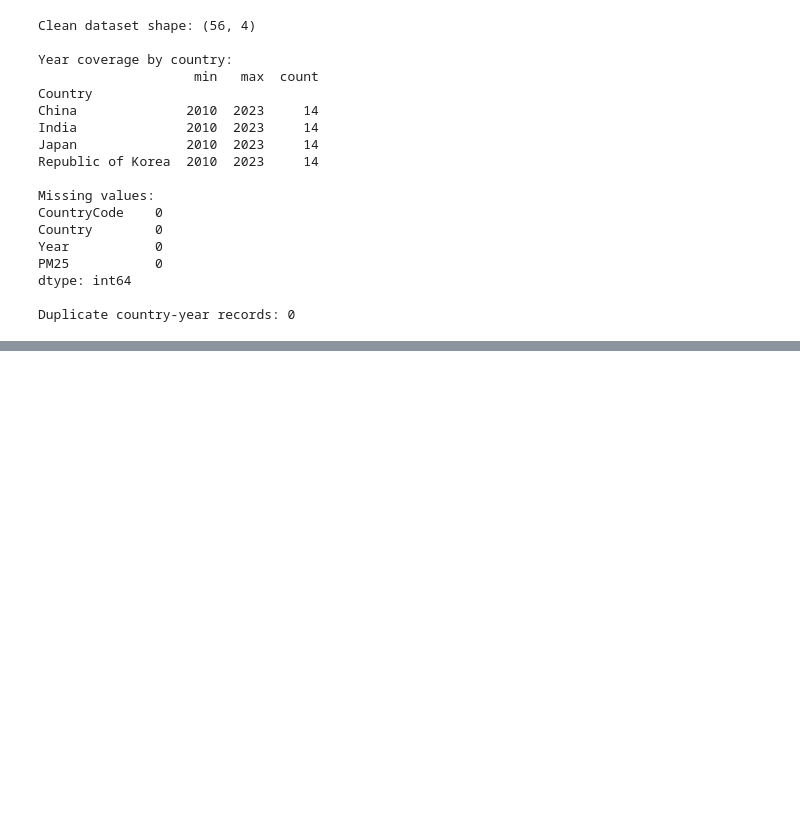
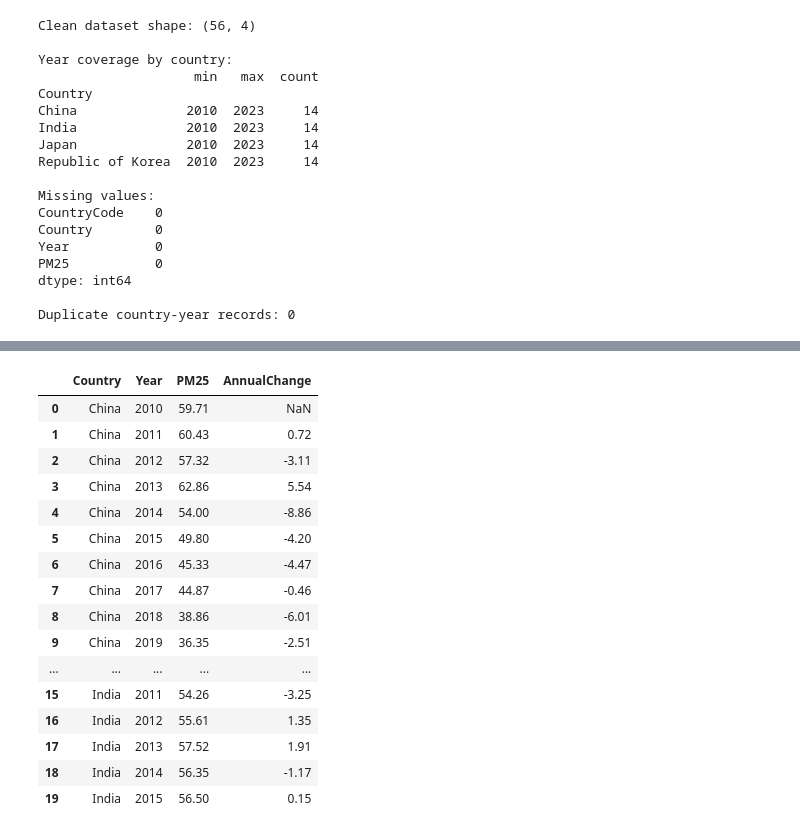
Before and after one commit to Jones-M8/china-pm25-convergence, a Jupyter notebook: notebooks/pm25_analysis.ipynb, the cells around one changed output, grey strips where cells are left out. Saved outputs shown, nothing was run; the diff lists cells and outputs as text; code cells hidden in the pictures; blank space fills up the shorter version.

```diff
--- a/notebooks/pm25_analysis.ipynb
+++ b/notebooks/pm25_analysis.ipynb
@@ -233,0 +312,31 @@ df_clean.to_csv(
+# %%
+# Sort observations chronologically within each country
+df_changes = df_clean.sort_values(["Country", "Year"]).copy()
+
+# Calculate the difference from the previous year
+df_changes["AnnualChange"] = (
+    df_changes.groupby("Country")["PM25"].diff()
+)
+
+# Display the results
+df_changes[
+    ["Country", "Year", "PM25", "AnnualChange"]
+].head(20)
+# %% [output]
+|  | Country | Year | PM25 | AnnualChange |
+| 0 | China | 2010 | 59.71 | NaN |
+| 1 | China | 2011 | 60.43 | 0.72 |
+| 2 | China | 2012 | 57.32 | -3.11 |
+| 3 | China | 2013 | 62.86 | 5.54 |
+| 4 | China | 2014 | 54.00 | -8.86 |
+| 5 | China | 2015 | 49.80 | -4.20 |
+| 6 | China | 2016 | 45.33 | -4.47 |
+| 7 | China | 2017 | 44.87 | -0.46 |
+| 8 | China | 2018 | 38.86 | -6.01 |
+| 9 | China | 2019 | 36.35 | -2.51 |
+| ... | ... | ... | ... | ... |
+| 15 | India | 2011 | 54.26 | -3.25 |
+| 16 | India | 2012 | 55.61 | 1.35 |
+| 17 | India | 2013 | 57.52 | 1.91 |
+| 18 | India | 2014 | 56.35 | -1.17 |
+| 19 | India | 2015 | 56.50 | 0.15 |
```
Also changed, not shown: parts of 18 cells of this notebook.
